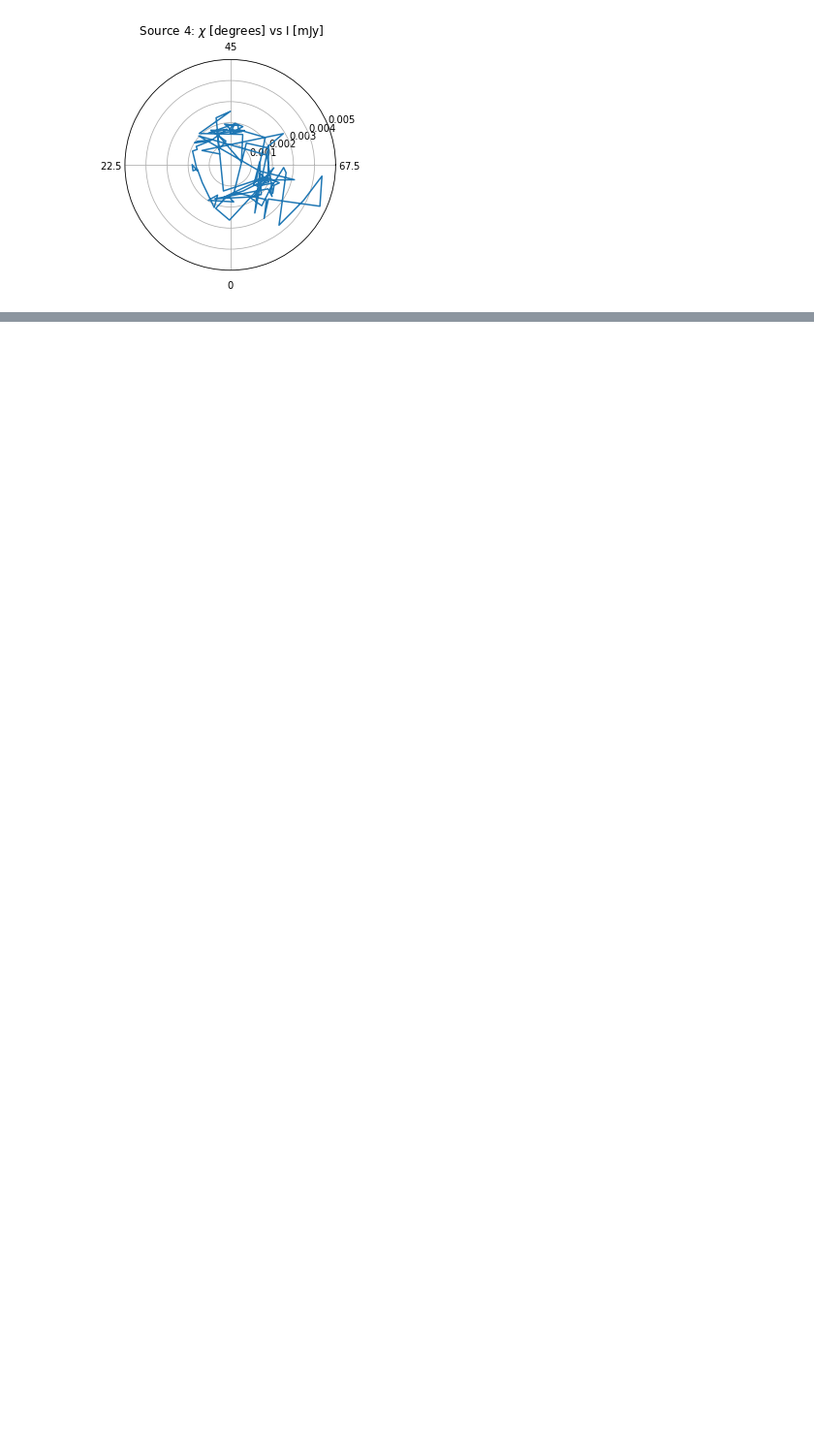
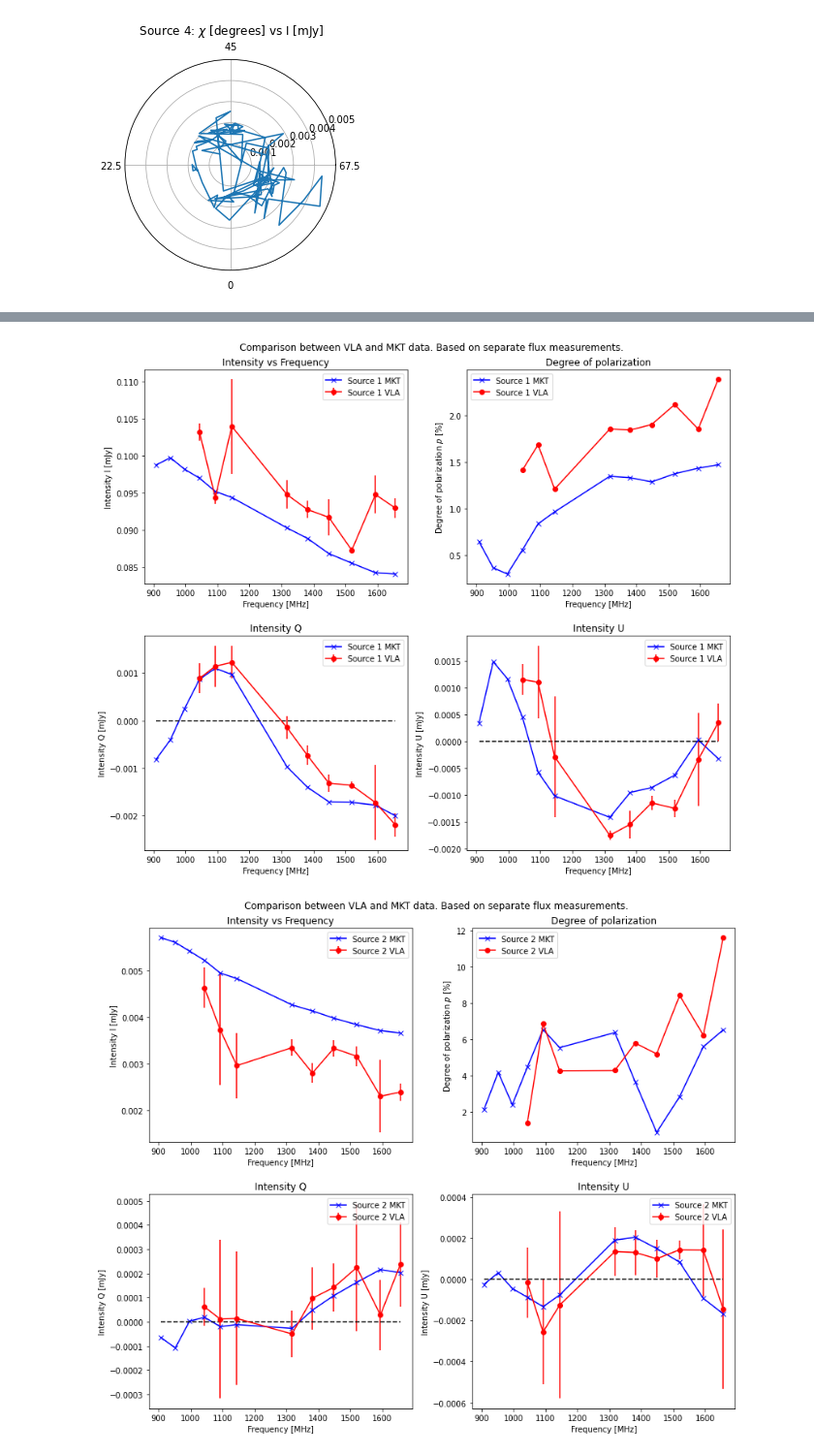
Before and after one commit to Woutmg/Meerkat_FracPol, a Jupyter notebook: Abell 85 Comparison VLA Meerkat Data.ipynb, the cells around one changed output, grey strips where cells are left out. Shown at 97% size. Cells and saved outputs as stored; diff of their text form; code cells hidden in the pictures; blank space fills up the shorter version.

```diff
--- a/Abell 85 Comparison VLA Meerkat Data.ipynb
+++ b/Abell 85 Comparison VLA Meerkat Data.ipynb
@@ -241,15 +232,23 @@ Freqs_VLA = np.loadtxt(r'C:\Users\woutg\OneDrive - Universiteit Leiden\Universit
 I_phot_table_VLA = np.zeros((len(Freqs_VLA),5))
 Q_phot_table_VLA = np.zeros((len(Freqs_VLA),5))
 U_phot_table_VLA = np.zeros((len(Freqs_VLA),5))
+I_phot_table_VLA_err = np.zeros((len(Freqs_VLA),5))
+Q_phot_table_VLA_err = np.zeros((len(Freqs_VLA),5))
+U_phot_table_VLA_err = np.zeros((len(Freqs_VLA),5))
 
 fname_pt1 = r'C:\Users\woutg\OneDrive - Universiteit Leiden\Universiteit Leiden\Bachelor 3\BRP\VLA_Data\Abell_85_photometry\Stokes_'
 fname_pt2 = r'\Stokes'
 fname_pt3 = r'cor_source_'
+fname_pt4 = r'_unc_source_'
 
 for n in range(5):
     I_phot_table_VLA[:,n] = np.load(fname_pt1+'I'+fname_pt2+'I'+fname_pt3+str(n)+'.npy', allow_pickle=True)
     Q_phot_table_VLA[:,n] = np.load(fname_pt1+'Q'+fname_pt2+'Q'+fname_pt3+str(n)+'.npy', allow_pickle=True)
     U_phot_table_VLA[:,n] = np.load(fname_pt1+'U'+fname_pt2+'U'+fname_pt3+str(n)+'.npy', allow_pickle=True)
+    I_phot_table_VLA_err[:,n] = np.load(fname_pt1+'I'+fname_pt2+'I'+fname_pt4+str(n)+'.npy', allow_pickle=True)
+    Q_phot_table_VLA_err[:,n] = np.load(fname_pt1+'Q'+fname_pt2+'Q'+fname_pt4+str(n)+'.npy', allow_pickle=True)
+    U_phot_table_VLA_err[:,n] = np.load(fname_pt1+'U'+fname_pt2+'U'+fname_pt4+str(n)+'.npy', allow_pickle=True)
 print(np.shape(I_phot_table_VLA))
+print(np.shape(I_phot_table_VLA_err))
 # %% [output]
 (90, 5)
@@ -327,16 +327,28 @@ bins_VLA_2 = np.append(freqs_lower[6:], freqs_upper[-1])
 I_hist_VLA = np.zeros((12,5))
 Q_hist_VLA = np.zeros((12,5))
 U_hist_VLA = np.zeros((12,5))
+I_hist_VLA_err = np.zeros((12,5))
+Q_hist_VLA_err = np.zeros((12,5))
+U_hist_VLA_err = np.zeros((12,5))
 
 for n in range(5):
     I_hist_VLA_1, bin_edges_VLA_1, binnumber_VLA_1 = stats.binned_statistic(Freqs_VLA, I_phot_table_VLA[:,n], statistic='mean', bins=bins_VLA_1)
     I_hist_VLA_2, bin_edges_VLA_2, binnumber_VLA_2 = stats.binned_statistic(Freqs_VLA, I_phot_table_VLA[:,n], statistic='mean', bins=bins_VLA_2)
     I_hist_VLA[:,n] = np.append(I_hist_VLA_1, I_hist_VLA_2)
+    I_hist_VLA_1_err, bin_edges_VLA_1, binnumber_VLA_1 = stats.binned_statistic(Freqs_VLA, I_phot_table_VLA[:,n], statistic='std', bins=bins_VLA_1)
+    I_hist_VLA_2_err, bin_edges_VLA_2, binnumber_VLA_2 = stats.binned_statistic(Freqs_VLA, I_phot_table_VLA[:,n], statistic='std', bins=bins_VLA_2)
+    I_hist_VLA_err[:,n] = np.append(I_hist_VLA_1_err, I_hist_VLA_2_err)
 
     Q_hist_VLA_1, bin_edges_VLA_1, binnumber_VLA_1 = stats.binned_statistic(Freqs_VLA, Q_phot_table_VLA[:,n], statistic='mean', bins=bins_VLA_1)
     Q_hist_VLA_2, bin_edges_VLA_2, binnumber_VLA_2 = stats.binned_statistic(Freqs_VLA, Q_phot_table_VLA[:,n], statistic='mean', bins=bins_VLA_2)
     Q_hist_VLA[:,n] = np.append(Q_hist_VLA_1, Q_hist_VLA_2)
+    Q_hist_VLA_1_err, bin_edges_VLA_1, binnumber_VLA_1 = stats.binned_statistic(Freqs_VLA, Q_phot_table_VLA[:,n], statistic='std', bins=bins_VLA_1)
+    Q_hist_VLA_2_err, bin_edges_VLA_2, binnumber_VLA_2 = stats.binned_statistic(Freqs_VLA, Q_phot_table_VLA[:,n], statistic='std', bins=bins_VLA_2)
+    Q_hist_VLA_err[:,n] = np.append(Q_hist_VLA_1_err, Q_hist_VLA_2_err)
 
     U_hist_VLA_1, bin_edges_VLA_1, binnumber_VLA_1 = stats.binned_statistic(Freqs_VLA, U_phot_table_VLA[:,n], statistic='mean', bins=bins_VLA_1)
     U_hist_VLA_2, bin_edges_VLA_2, binnumber_VLA_2 = stats.binned_statistic(Freqs_VLA, U_phot_table_VLA[:,n], statistic='mean', bins=bins_VLA_2)
     U_hist_VLA[:,n] = np.append(U_hist_VLA_1, U_hist_VLA_2)
+    U_hist_VLA_1_err, bin_edges_VLA_1, binnumber_VLA_1 = stats.binned_statistic(Freqs_VLA, U_phot_table_VLA[:,n], statistic='std', bins=bins_VLA_1)
+    U_hist_VLA_2_err, bin_edges_VLA_2, binnumber_VLA_2 = stats.binned_statistic(Freqs_VLA, U_phot_table_VLA[:,n], statistic='std', bins=bins_VLA_2)
+    U_hist_VLA_err[:,n] = np.append(U_hist_VLA_1_err, U_hist_VLA_2_err)
@@ -396,0 +355,45 @@ plt.show()
+# %%
+Pol_Angles_VLA_hist = 0.5*np.arctan(U_hist_VLA/Q_hist_VLA)
+Linpol_VLA_hist = np.sqrt(U_hist_VLA**2 + Q_hist_VLA**2)
+#Linpol_VLA_hist_err =
+
+for n in range(5):
+    fig, axs = plt.subplots(2, 2)
+    fig.set_size_inches(12, 10)
+    fig.tight_layout(pad=4.5)
+
+    fig.suptitle('Comparison between VLA and MKT data. Based on separate flux measurements.')
+    axs[0,0].errorbar(freqs_middle/1e6, I_hist_VLA[:,n], yerr=I_hist_VLA_err[:,n], label=Labels[n] + ' VLA', color='red', marker='o')
+    axs[0,0].plot(freqs_middle/1e6, I_phot_table_compar[:,4-n], label=Labels[n] + ' MKT', color='blue', marker='x')
+    axs[0,0].set_title('Intensity vs Frequency')
+    axs[0,0].set_xlabel('Frequency [MHz]')
+    axs[0,0].set_ylabel('Intensity I [mJy]')
+    axs[0,0].legend()
+
+    axs[0,1].errorbar(freqs_middle/1e6, 100*Linpol_VLA_hist[:,n]/I_hist_VLA[:,n], yerr=None, label=Labels[n] + ' VLA', color='red', marker='o')
+    axs[0,1].plot(freqs_middle/1e6, 100*Linpol_compar[:,n]/I_phot_table_compar[:,4-n], label=Labels[n] + ' MKT', color='blue', marker='x')
+    axs[0,1].set_title('Degree of polarization')
+    axs[0,1].set_xlabel('Frequency [MHz]')
+    axs[0,1].set_ylabel('Degree of polarization $p$ [%]')
+    axs[0,1].legend()
+
+    axs[1,0].errorbar(freqs_middle/1e6, Q_hist_VLA[:,n], yerr=Q_hist_VLA_err[:,n], label=Labels[n] + ' VLA', color='red', marker='o')
+    axs[1,0].plot(freqs_middle/1e6, Q_phot_table_compar[:,4-n], label=Labels[n] + ' MKT', color='blue', marker='x')
+    axs[1,0].hlines(0, min(freqs_middle)/1e6, max(freqs_middle)/1e6, color='black', linestyle='dashed')
+    axs[1,0].set_title('Intensity Q')
+    axs[1,0].set_xlabel('Frequency [MHz]')
+    axs[1,0].set_ylabel('Intensity Q [mJy]')
+    axs[1,0].legend()
+
+    axs[1,1].errorbar(freqs_middle/1e6, U_hist_VLA[:,n], yerr=U_hist_VLA_err[:,n], label=Labels[n] + ' VLA', color='red', marker='o')
+    axs[1,1].plot(freqs_middle/1e6, U_phot_table_compar[:,4-n], label=Labels[n] + ' MKT', color='blue', marker='x')
+    axs[1,1].hlines(0, min(freqs_middle)/1e6, max(freqs_middle)/1e6, color='black', linestyle='dashed')
+    axs[1,1].set_title('Intensity U')
+    axs[1,1].set_xlabel('Frequency [MHz]')
+    axs[1,1].set_ylabel('Intensity U [mJy]')
+    axs[1,1].legend()
+
+    fig.savefig('VLA_MKT_Compar_Source'+str(n)+'.pdf')
+# %% [output]
+[figure, added]
+[figure, added]
```
Also changed, not shown: parts of 11 cells of this notebook, 9 other files.
